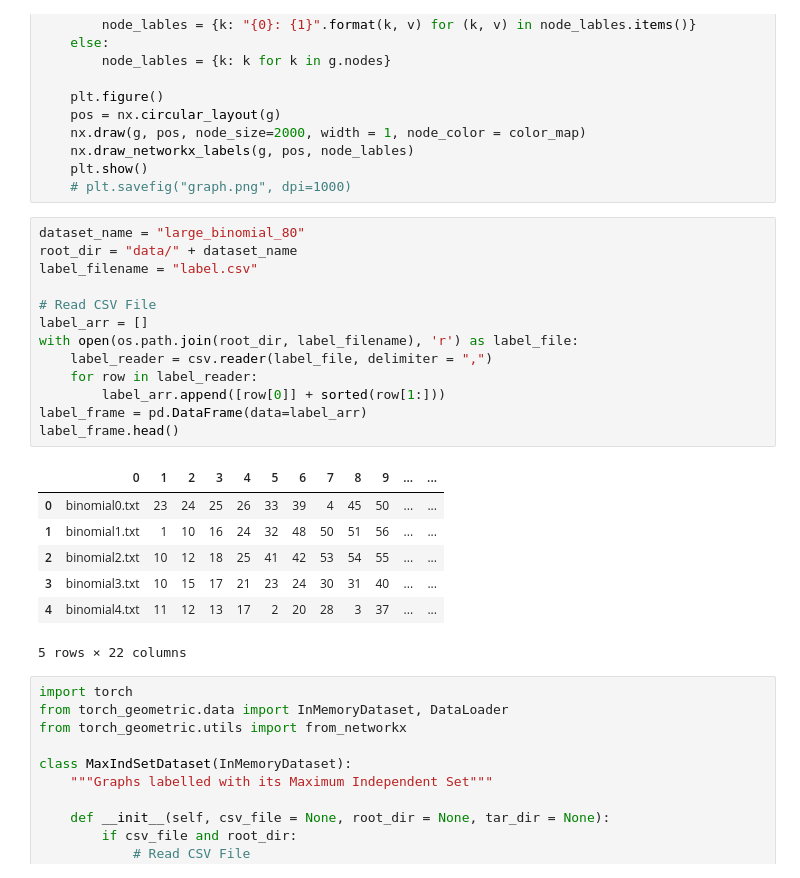
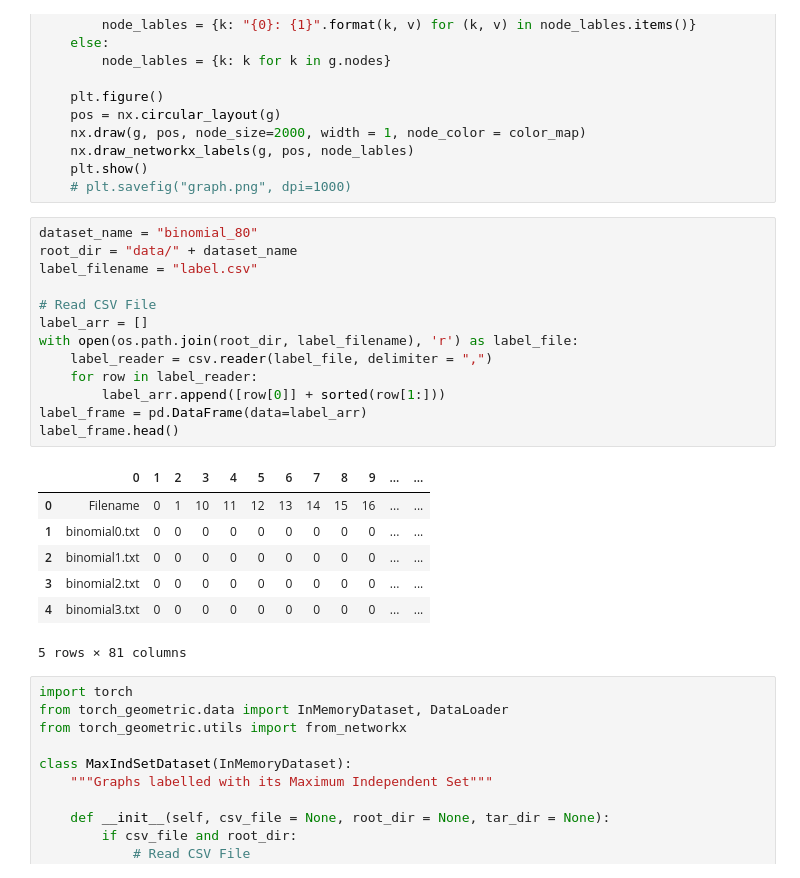
Before and after one commit to Zeyuzhao/DeepKidney, a Jupyter notebook: dataset_loader.ipynb, the cells around one changed output. Drawn from its saved outputs; the diff is of its cells as text.

```diff
--- a/dataset_loader.ipynb
+++ b/dataset_loader.ipynb
@@ -37,26 +37,26 @@ def draw_entry(entry):
     plt.show()
     # plt.savefig("graph.png", dpi=1000)
 # %%
-dataset_name = "large_binomial_80"
+dataset_name = "binomial_80"
 root_dir = "data/" + dataset_name
 label_filename = "label.csv"
 
 # Read CSV File
 label_arr = []
 with open(os.path.join(root_dir, label_filename), 'r') as label_file:
     label_reader = csv.reader(label_file, delimiter = ",")
     for row in label_reader:
         label_arr.append([row[0]] + sorted(row[1:]))
 label_frame = pd.DataFrame(data=label_arr)
 label_frame.head()
 # %% [output]
 |  | 0 | 1 | 2 | 3 | 4 | 5 | 6 | 7 | 8 | 9 | ... | ... |
-| 0 | binomial0.txt | 23 | 24 | 25 | 26 | 33 | 39 | 4 | 45 | 50 | ... | ... |
-| 1 | binomial1.txt | 1 | 10 | 16 | 24 | 32 | 48 | 50 | 51 | 56 | ... | ... |
-| 2 | binomial2.txt | 10 | 12 | 18 | 25 | 41 | 42 | 53 | 54 | 55 | ... | ... |
-| 3 | binomial3.txt | 10 | 15 | 17 | 21 | 23 | 24 | 30 | 31 | 40 | ... | ... |
-| 4 | binomial4.txt | 11 | 12 | 13 | 17 | 2 | 20 | 28 | 3 | 37 | ... | ... |
+| 0 | Filename | 0 | 1 | 10 | 11 | 12 | 13 | 14 | 15 | 16 | ... | ... |
+| 1 | binomial0.txt | 0 | 0 | 0 | 0 | 0 | 0 | 0 | 0 | 0 | ... | ... |
+| 2 | binomial1.txt | 0 | 0 | 0 | 0 | 0 | 0 | 0 | 0 | 0 | ... | ... |
+| 3 | binomial2.txt | 0 | 0 | 0 | 0 | 0 | 0 | 0 | 0 | 0 | ... | ... |
+| 4 | binomial3.txt | 0 | 0 | 0 | 0 | 0 | 0 | 0 | 0 | 0 | ... | ... |
-5 rows × 22 columns
+5 rows × 81 columns
 # %%
 import torch
 from torch_geometric.data import InMemoryDataset, DataLoader
```
Also changed, not shown: parts of 3 cells of this notebook, 9 other files.
